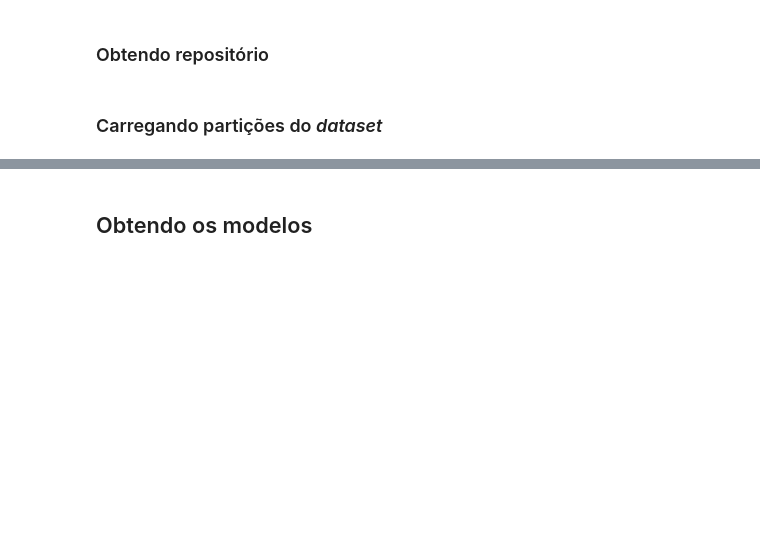
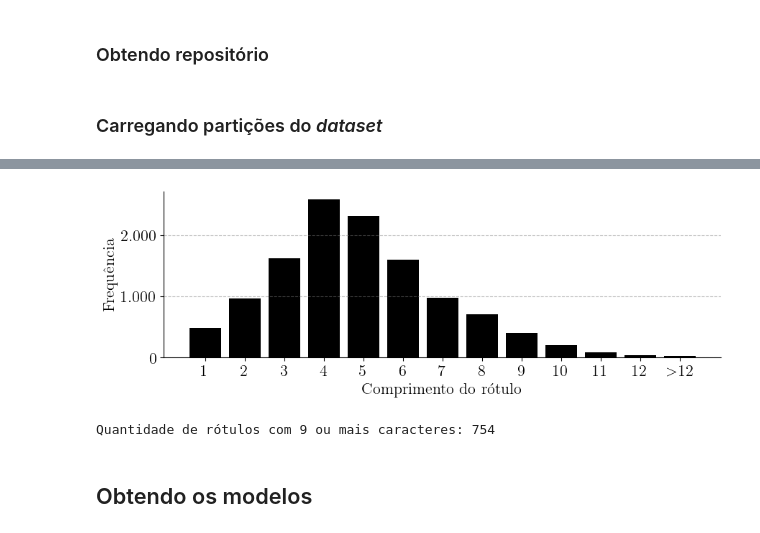
Before and after one commit to lucas-azdias/Artistic-Text-Recognition, a Jupyter notebook: artefatos/TCC.ipynb, the cells around one changed output, grey strips where cells are left out. Saved outputs shown, nothing was run; the diff lists cells and outputs as text; code cells hidden in the pictures; blank space fills up the shorter version.

```diff
--- a/artefatos/TCC.ipynb
+++ b/artefatos/TCC.ipynb
@@ -309,3 +491,38 @@ for dataset_name in dataset_names:
+# %%
+# Compute label lengths with special class for ">12"
+max_char = r"$>$12"
+processed_lengths = [len(label) if len(label) <= 12 else max_char for label in labels]
+
+# Count frequencies
+length_counts = collections.Counter(processed_lengths)
+
+# Sort lengths (numeric first, then ">12" if present)
+numeric_lengths = sorted([l for l in length_counts.keys() if isinstance(l, int)])
+lengths = numeric_lengths + ( [max_char] if max_char in length_counts else [] )
+counts = [length_counts[l] for l in lengths]
+
+# Plot
+plt.figure(figsize = (10, 3))
+plt.bar([str(l) for l in lengths], counts, color = "black")
+plt.xlabel("Comprimento do rótulo", color = "black", fontsize = 16)
+plt.ylabel("Frequência", color = "black", fontsize = 16)
+plt.xticks(fontsize = 16, color = "black")
+plt.yticks(fontsize = 16, color = "black")
+plt.gca().yaxis.set_major_formatter(mpticker.FuncFormatter(lambda x, pos: f"{int(x):,}".replace(",", ".")))
+plt.gca().spines["top"].set_visible(False)
+plt.gca().spines["right"].set_visible(False)
+plt.grid(axis = "y", linestyle = "--", color = "gray", alpha = 0.5)
+plt.tick_params(colors = "black")
+plt.savefig("dataset-length-frequency.pdf", format = "pdf", bbox_inches = "tight", pad_inches = 0)
+plt.show()
+# %% [output]
+[figure, added]
+# %%
+# Count labels with 9 or more characters
+count = sum(1 for l in labels if len(l) >= 9)
+print(f"Quantidade de rótulos com 9 ou mais caracteres: {count}")
+# %% [output]
+Quantidade de rótulos com 9 ou mais caracteres: 754
 # %% [markdown]
 ## Obtendo os modelos
 # %% [markdown]
```
Also changed, not shown: parts of 120 cells of this notebook.
